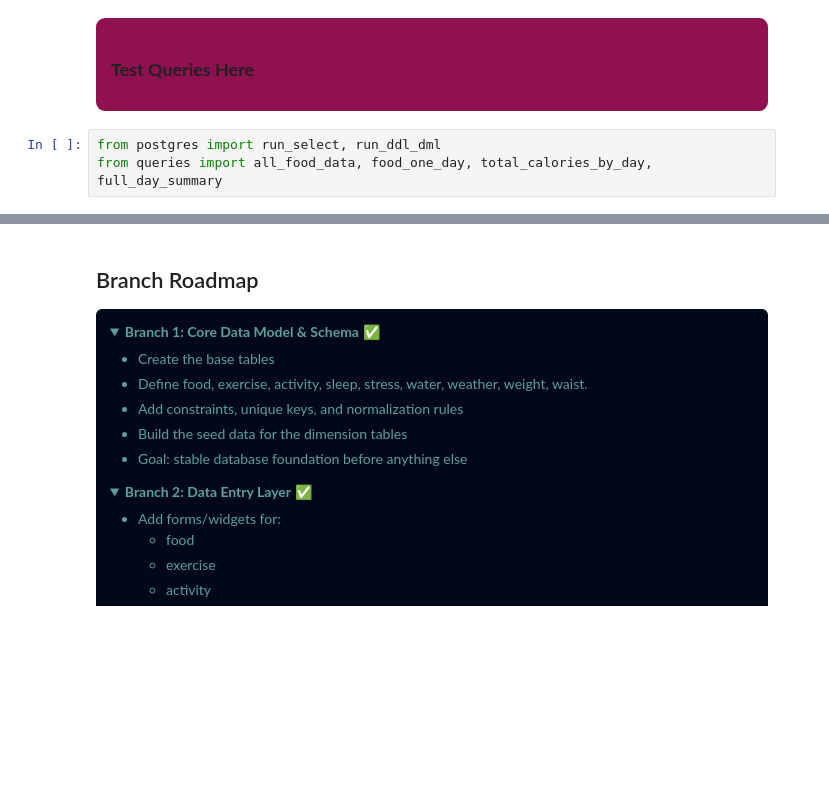
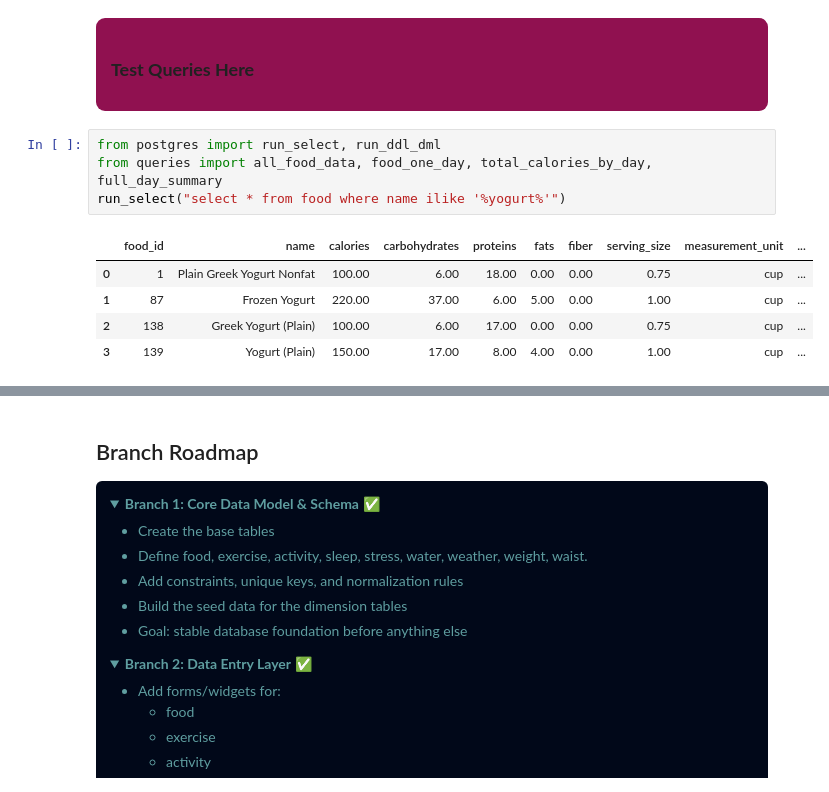
Before and after one commit to YosefCh/Digital-You, a Jupyter notebook: pseudocode.ipynb, the cells around one changed output, grey strips where cells are left out. Drawn from its saved outputs; the diff is of its cells as text; folded sections open; blank space fills up the shorter version.

```diff
--- a/pseudocode.ipynb
+++ b/pseudocode.ipynb
@@ -31,5 +31,12 @@ As of 2026-10-15 | 9:14 PM
 # %%
 from postgres import run_select, run_ddl_dml
 from queries import all_food_data, food_one_day, total_calories_by_day, full_day_summary
+run_select("select * from food where name ilike '%yogurt%'")
+# %% [output]
+|  | food_id | name | calories | carbohydrates | proteins | fats | fiber | serving_size | measurement_unit | ... |
+| 0 | 1 | Plain Greek Yogurt Nonfat | 100.00 | 6.00 | 18.00 | 0.00 | 0.00 | 0.75 | cup | ... |
+| 1 | 87 | Frozen Yogurt | 220.00 | 37.00 | 6.00 | 5.00 | 0.00 | 1.00 | cup | ... |
+| 2 | 138 | Greek Yogurt (Plain) | 100.00 | 6.00 | 17.00 | 0.00 | 0.00 | 0.75 | cup | ... |
+| 3 | 139 | Yogurt (Plain) | 150.00 | 17.00 | 8.00 | 4.00 | 0.00 | 1.00 | cup | ... |
 # %%
 from queries import full_day_summary
```
Also changed, not shown: parts of 3 cells of this notebook.
